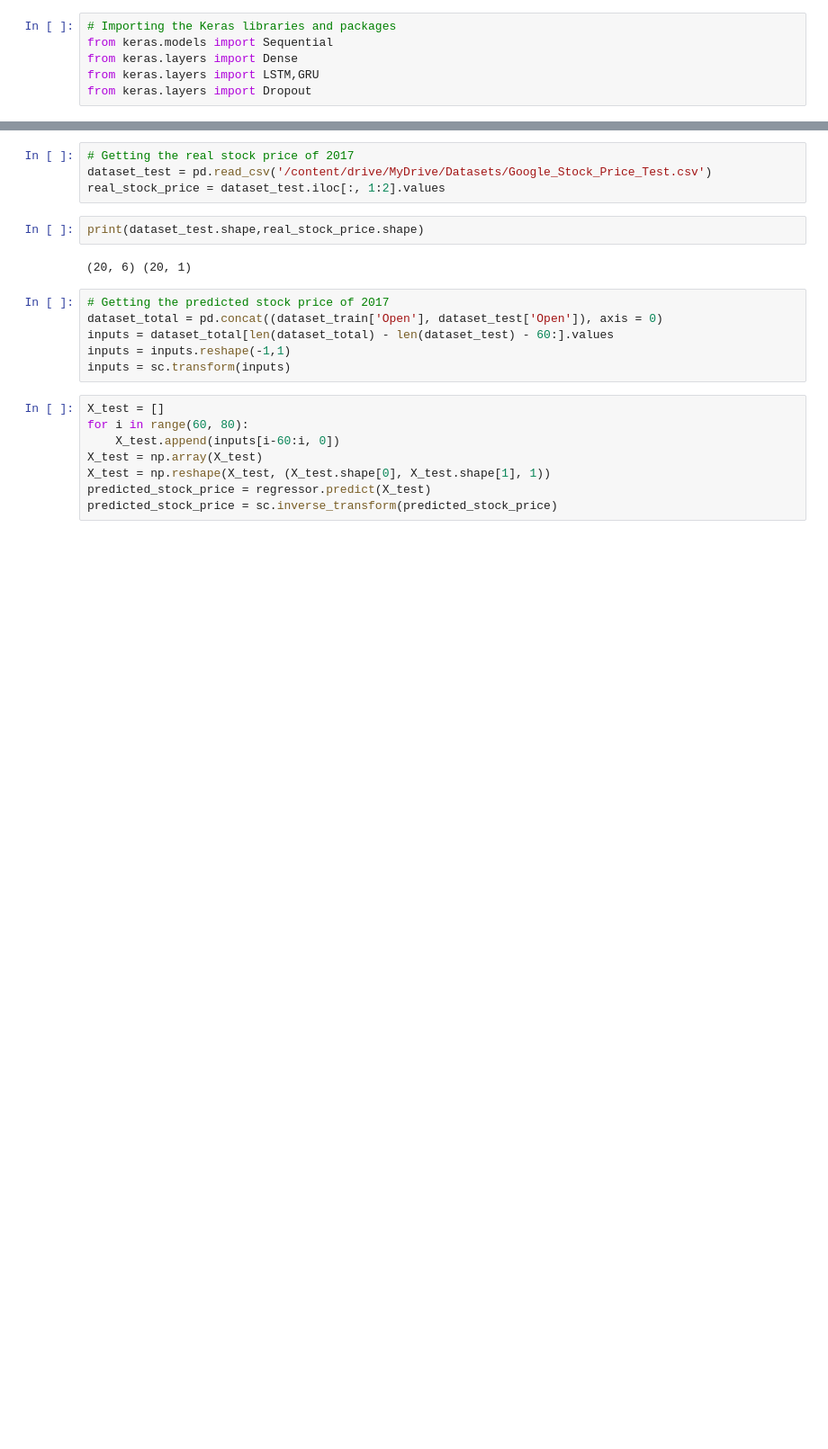
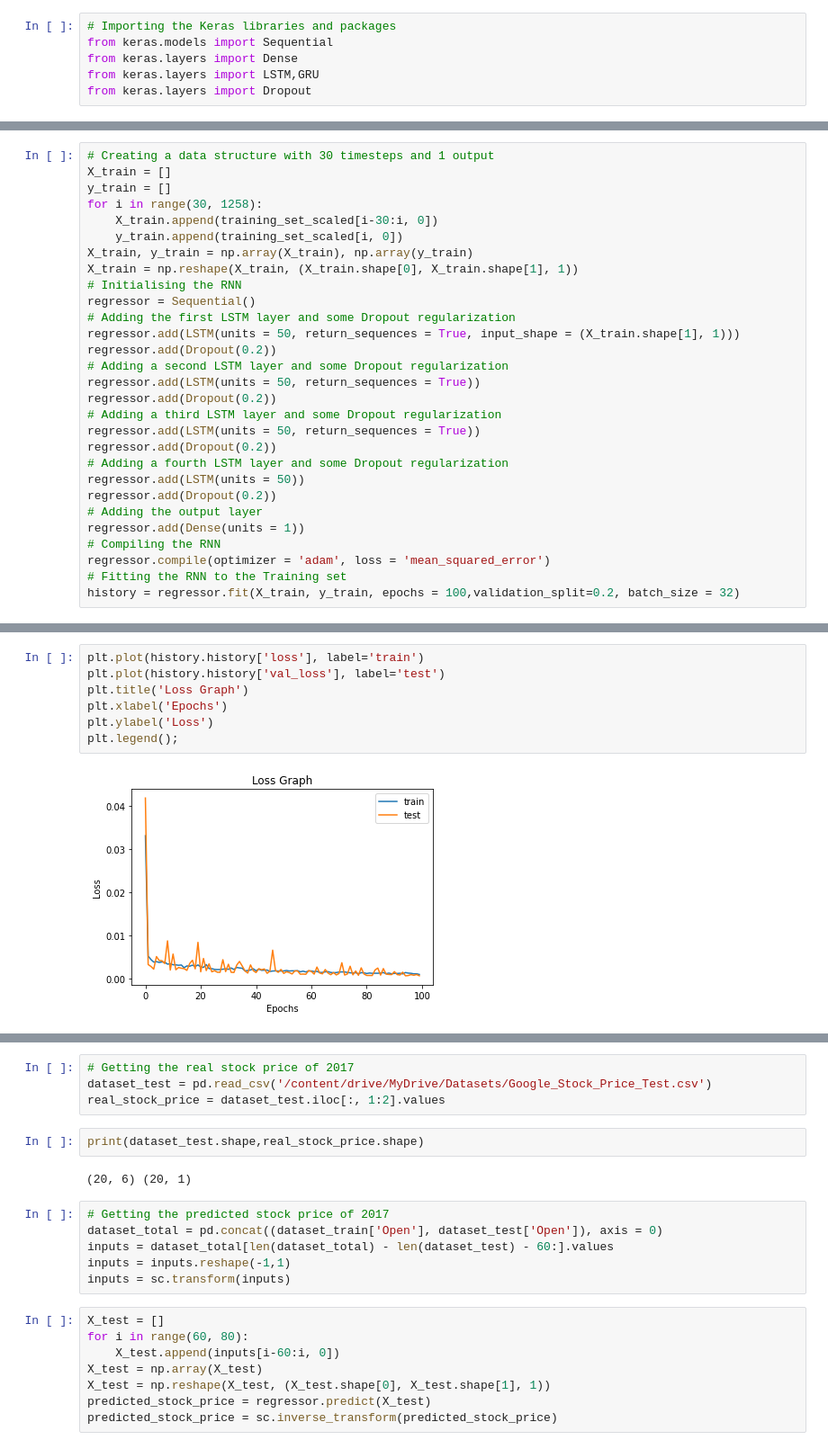
Before and after one commit to BOLLOJUAISHWARYA/DeepLearning, a Jupyter notebook: GRU.ipynb, the cells around one changed output, grey strips where cells are left out. Shown at 90% size. Drawn from its saved outputs; the diff is of its cells as text; blank space fills up the shorter version.

```diff
--- a/GRU.ipynb
+++ b/GRU.ipynb
@@ -86,0 +87,29 @@ plt.legend();
+# %%
+# Creating a data structure with 30 timesteps and 1 output
+X_train = []
+y_train = []
+for i in range(30, 1258):
+    X_train.append(training_set_scaled[i-30:i, 0])
+    y_train.append(training_set_scaled[i, 0])
+X_train, y_train = np.array(X_train), np.array(y_train)
+X_train = np.reshape(X_train, (X_train.shape[0], X_train.shape[1], 1))
+# Initialising the RNN
+regressor = Sequential()
+# Adding the first LSTM layer and some Dropout regularization
+regressor.add(LSTM(units = 50, return_sequences = True, input_shape = (X_train.shape[1], 1)))
+regressor.add(Dropout(0.2))
+# Adding a second LSTM layer and some Dropout regularization
+regressor.add(LSTM(units = 50, return_sequences = True))
+regressor.add(Dropout(0.2))
+# Adding a third LSTM layer and some Dropout regularization
+regressor.add(LSTM(units = 50, return_sequences = True))
+regressor.add(Dropout(0.2))
+# Adding a fourth LSTM layer and some Dropout regularization
+regressor.add(LSTM(units = 50))
+regressor.add(Dropout(0.2))
+# Adding the output layer
+regressor.add(Dense(units = 1))
+# Compiling the RNN
+regressor.compile(optimizer = 'adam', loss = 'mean_squared_error')
+# Fitting the RNN to the Training set
+history = regressor.fit(X_train, y_train, epochs = 100,validation_split=0.2, batch_size = 32)
@@ -86,0 +134,9 @@ plt.legend();
+# %%
+plt.plot(history.history['loss'], label='train')
+plt.plot(history.history['val_loss'], label='test')
+plt.title('Loss Graph')
+plt.xlabel('Epochs')
+plt.ylabel('Loss')
+plt.legend();
+# %% [output]
+[figure, added]
```
Also changed, not shown: parts of 8 cells of this notebook.
